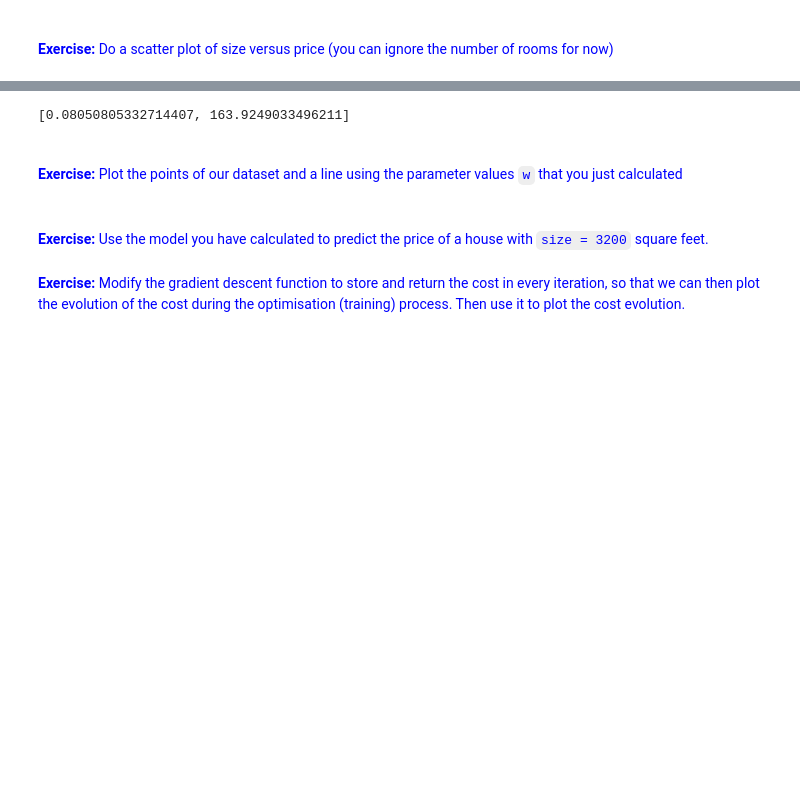
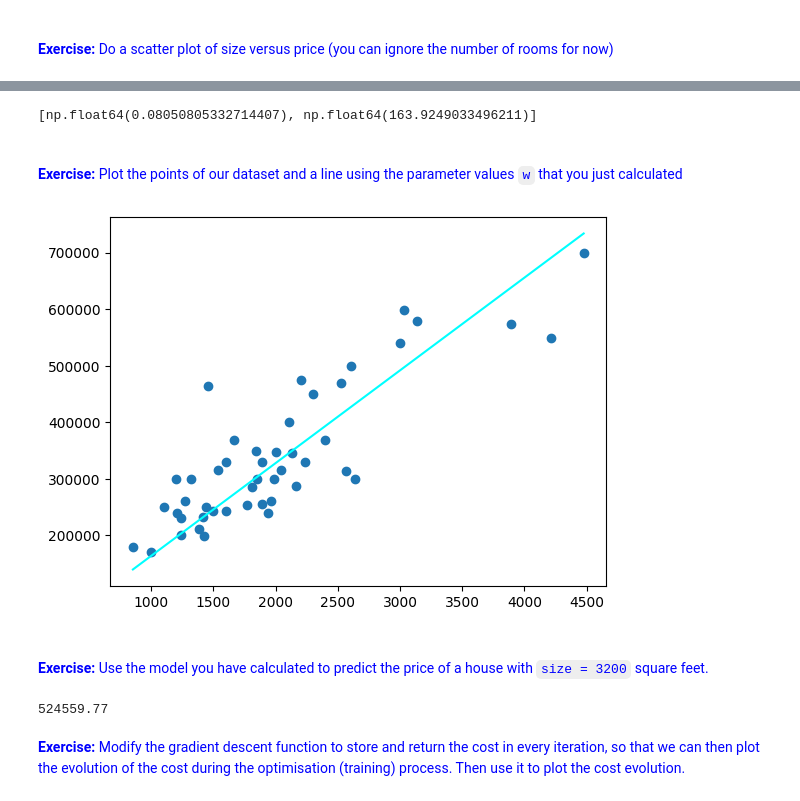
Before and after one commit to tomiock/ML2024-25, a Jupyter notebook: Session 1 - Linear Regression/P1_Linear_Regression.ipynb, the cells around one changed output, grey strips where cells are left out. Drawn from its saved outputs; the diff is of its cells as text; code cells hidden in the pictures; blank space fills up the shorter version.

```diff
--- a/Session 1 - Linear Regression/P1_Linear_Regression.ipynb
+++ b/Session 1 - Linear Regression/P1_Linear_Regression.ipynb
@@ -209,10 +244,9 @@ def GradientDescent(x, y, max_iterations=100, alpha=0.00000001):
     return [w0, w1]
 
 w = GradientDescent(size, price)
-
-print(w)
+w
 # %% [output]
-[0.08050805332714407, 163.9249033496211]
+[np.float64(0.08050805332714407), np.float64(163.9249033496211)]
 # %% [markdown]
 <br>
 
@@ -222,3 +254,13 @@ print(w)
+# %%
+# YOUR CODE HERE
+xx = np.arange(min(size), max(size)) # create a range to get the horizontal values
+yy = [w[0] + w[1] * x for x in xx] # list comprehension like the previous cells
+
+plt.scatter(size, price)
+plt.plot(xx,yy, color='cyan')
+plt.show()
+# %% [output]
+[figure, added]
 # %% [markdown]
 <br>
 
@@ -228,2 +268,10 @@ print(w)
+# %%
+# YOUR CODE HERE
+x_value = 3200 # our size value
+result = w[0] + w[1]*x_value
+
+print(f'{result:.2f}') # f-strings are cool
+# %% [output]
+524559.77
 # %% [markdown]
 <font color=blue>**Exercise:** Modify the gradient descent function to store and return the cost in every iteration, so that we can then plot the evolution of the cost during the optimisation (training) process. Then use it to plot the cost evolution.</font>
```
Also changed, not shown: parts of 28 cells of this notebook, 1 other file.
